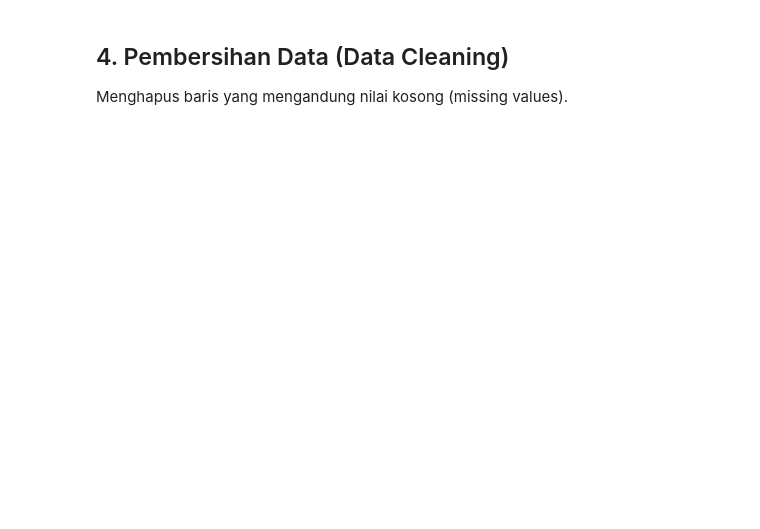
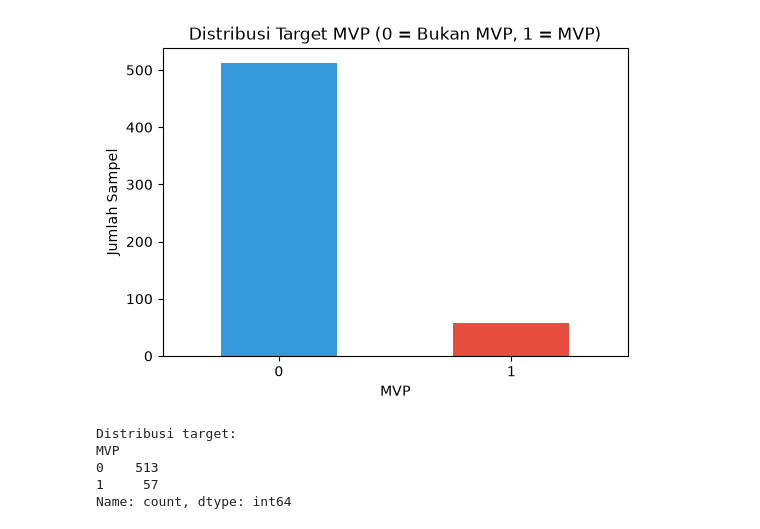
Before and after one commit to Zulfan-Afandi/Eksperimen_SML_M-Zulfan-Afandi, a Jupyter notebook: preprocessing/Eksperimen_M-Zulfan-Afandi.ipynb, the cells around one changed output. Saved outputs shown, nothing was run; the diff lists cells and outputs as text; code cells hidden in the pictures; blank space fills up the shorter version.

```diff
--- a/preprocessing/Eksperimen_M-Zulfan-Afandi.ipynb
+++ b/preprocessing/Eksperimen_M-Zulfan-Afandi.ipynb
@@ -24,7 +32,7 @@ Memuat berkas `Full Match Results Data.csv` dari folder dataset mentah.
 # %%
 raw_path = '../namadataset_raw/Full Match Results Data.csv'
 if not os.path.exists(raw_path):
-    raw_path = 'namadataset_raw/Full Match Results Data.csv'
-df_raw = pd.read_csv(raw_path)
-print(f'Dimensi data mentah: {df_raw.shape}')
-df_raw.head()
+    raw_path = 'Full Match Results Data.csv'
+df = pd.read_csv(raw_path)
+print(f'Dimensi dataset: {df.shape[0]} baris, {df.shape[1]} kolom')
+df.head()
@@ -40,10 +91,19 @@ print(df_raw.isnull().sum()[df_raw.isnull().sum() > 0])
 # %%
-print('Distribusi Nilai Target MVP:')
-print(df_raw['MVP'].value_counts())
-df_raw['MVP'].value_counts().plot(kind='bar', title='Distribusi MVP')
-plt.xlabel('Kelas MVP')
-plt.ylabel('Jumlah')
+# 3. Distribusi Target MVP
+plt.figure(figsize=(6, 4))
+counts = df['MVP'].value_counts()
+counts.plot(kind='bar', color=['#3498db', '#e74c3c'])
+plt.title('Distribusi Target MVP (0 = Bukan MVP, 1 = MVP)')
+plt.xlabel('MVP')
+plt.ylabel('Jumlah Sampel')
+plt.xticks(rotation=0)
 plt.show()
+print('Distribusi target:')
+print(counts)
+# %% [output]
+[figure, added]
+Distribusi target:
+MVP
+0    513
+1     57
+Name: count, dtype: int64
-# %% [markdown]
-## 4. Pembersihan Data (Data Cleaning)
-Menghapus baris yang mengandung nilai kosong (missing values).
```
Also changed, not shown: parts of 21 cells of this notebook.
